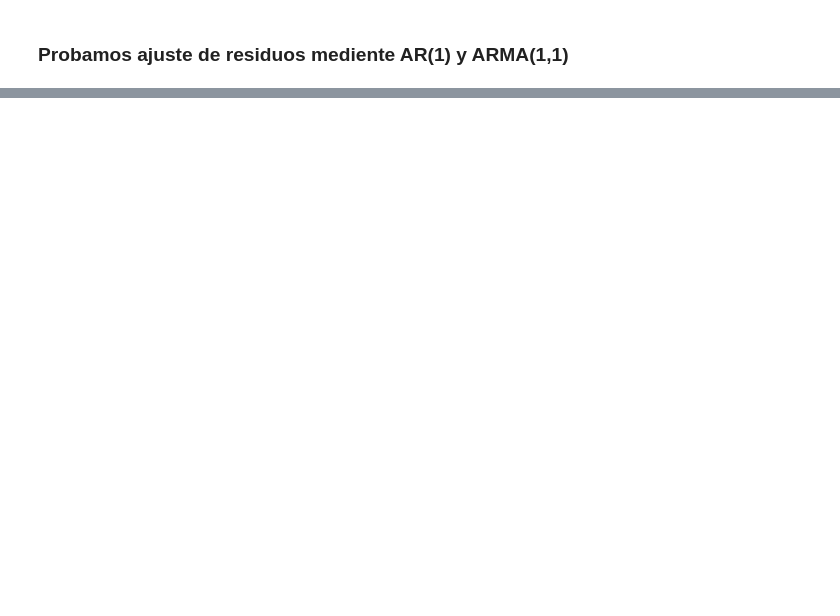
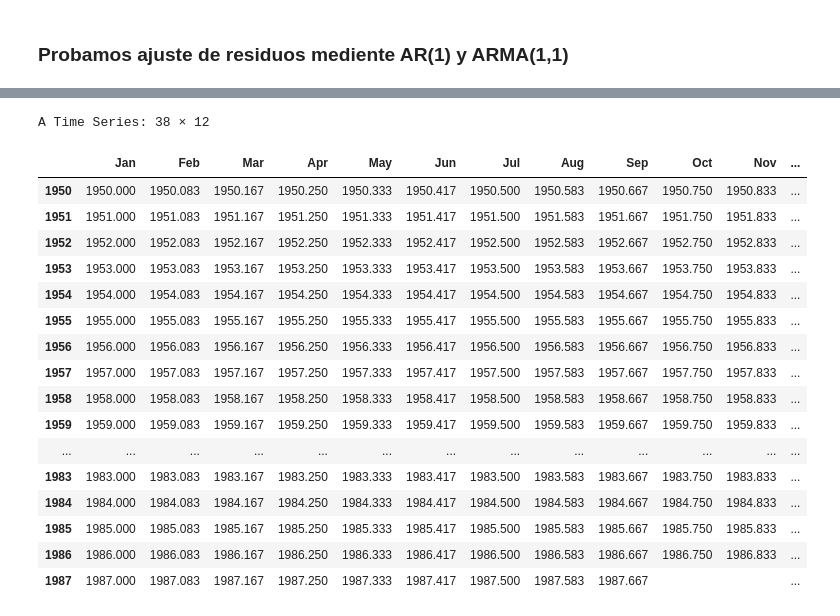
Before and after one commit to SeriesTemporales2021/obligatorio-apst-eiris_fiori_otte, a Jupyter notebook: Obligatorio de Analisis Predictivo de Series Temporales.ipynb, the cells around one changed output, grey strips where cells are left out. Cells and saved outputs as stored; diff of their text form; code cells hidden in the pictures; blank space fills up the shorter version.

```diff
--- a/Obligatorio de Analisis Predictivo de Series Temporales.ipynb
+++ b/Obligatorio de Analisis Predictivo de Series Temporales.ipynb
@@ -358,0 +426,21 @@ lines(x_hat-se,col="blue", lwd=1)
+# %%
+time(soi)
+# %% [output]
+A Time Series: 38 × 12
+|  | Jan | Feb | Mar | Apr | May | Jun | Jul | Aug | Sep | Oct | Nov | ... |
+| 1950 | 1950.000 | 1950.083 | 1950.167 | 1950.250 | 1950.333 | 1950.417 | 1950.500 | 1950.583 | 1950.667 | 1950.750 | 1950.833 | ... |
+| 1951 | 1951.000 | 1951.083 | 1951.167 | 1951.250 | 1951.333 | 1951.417 | 1951.500 | 1951.583 | 1951.667 | 1951.750 | 1951.833 | ... |
+| 1952 | 1952.000 | 1952.083 | 1952.167 | 1952.250 | 1952.333 | 1952.417 | 1952.500 | 1952.583 | 1952.667 | 1952.750 | 1952.833 | ... |
+| 1953 | 1953.000 | 1953.083 | 1953.167 | 1953.250 | 1953.333 | 1953.417 | 1953.500 | 1953.583 | 1953.667 | 1953.750 | 1953.833 | ... |
+| 1954 | 1954.000 | 1954.083 | 1954.167 | 1954.250 | 1954.333 | 1954.417 | 1954.500 | 1954.583 | 1954.667 | 1954.750 | 1954.833 | ... |
+| 1955 | 1955.000 | 1955.083 | 1955.167 | 1955.250 | 1955.333 | 1955.417 | 1955.500 | 1955.583 | 1955.667 | 1955.750 | 1955.833 | ... |
+| 1956 | 1956.000 | 1956.083 | 1956.167 | 1956.250 | 1956.333 | 1956.417 | 1956.500 | 1956.583 | 1956.667 | 1956.750 | 1956.833 | ... |
+| 1957 | 1957.000 | 1957.083 | 1957.167 | 1957.250 | 1957.333 | 1957.417 | 1957.500 | 1957.583 | 1957.667 | 1957.750 | 1957.833 | ... |
+| 1958 | 1958.000 | 1958.083 | 1958.167 | 1958.250 | 1958.333 | 1958.417 | 1958.500 | 1958.583 | 1958.667 | 1958.750 | 1958.833 | ... |
+| 1959 | 1959.000 | 1959.083 | 1959.167 | 1959.250 | 1959.333 | 1959.417 | 1959.500 | 1959.583 | 1959.667 | 1959.750 | 1959.833 | ... |
+| ... | ... | ... | ... | ... | ... | ... | ... | ... | ... | ... | ... | ... |
+| 1983 | 1983.000 | 1983.083 | 1983.167 | 1983.250 | 1983.333 | 1983.417 | 1983.500 | 1983.583 | 1983.667 | 1983.750 | 1983.833 | ... |
+| 1984 | 1984.000 | 1984.083 | 1984.167 | 1984.250 | 1984.333 | 1984.417 | 1984.500 | 1984.583 | 1984.667 | 1984.750 | 1984.833 | ... |
+| 1985 | 1985.000 | 1985.083 | 1985.167 | 1985.250 | 1985.333 | 1985.417 | 1985.500 | 1985.583 | 1985.667 | 1985.750 | 1985.833 | ... |
+| 1986 | 1986.000 | 1986.083 | 1986.167 | 1986.250 | 1986.333 | 1986.417 | 1986.500 | 1986.583 | 1986.667 | 1986.750 | 1986.833 | ... |
+| 1987 | 1987.000 | 1987.083 | 1987.167 | 1987.250 | 1987.333 | 1987.417 | 1987.500 | 1987.583 | 1987.667 |  |  | ... |
```
Also changed, not shown: parts of 14 cells of this notebook, 1 other file.
